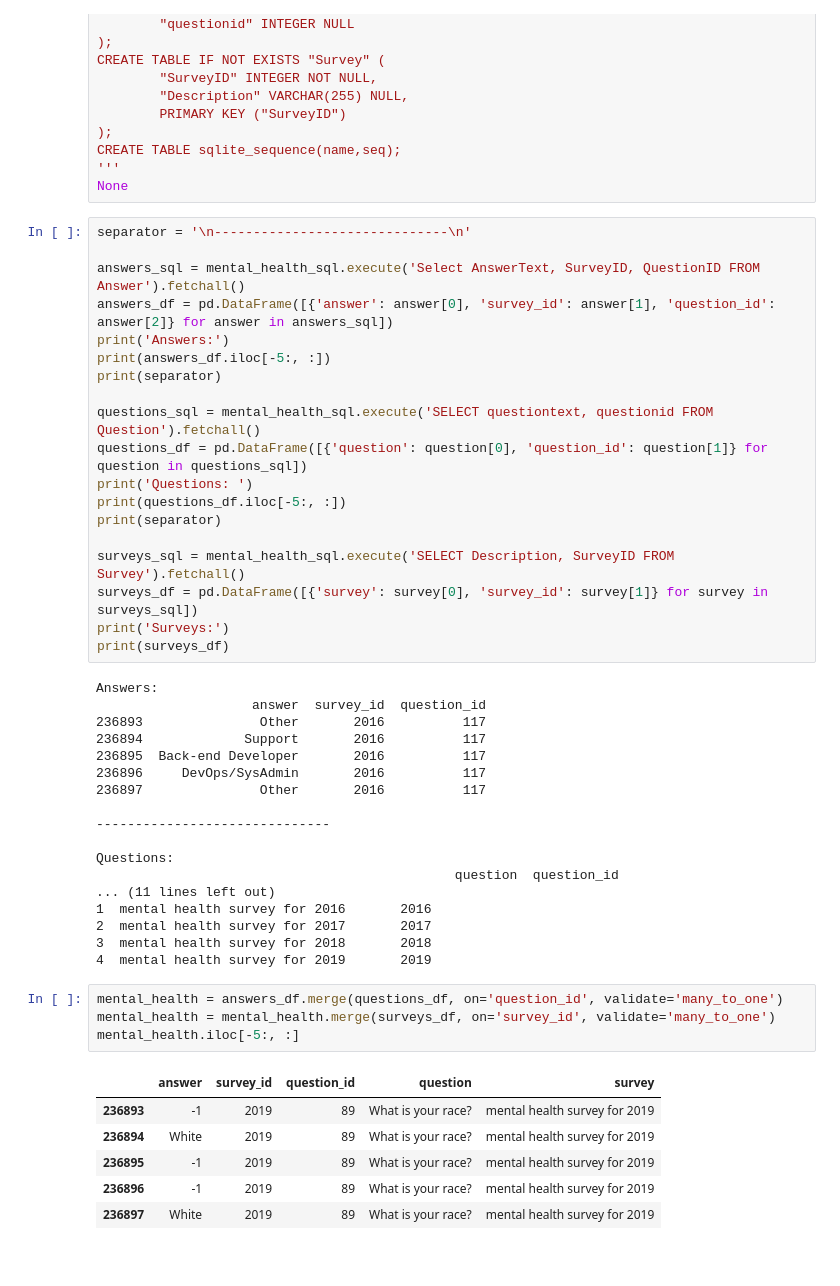
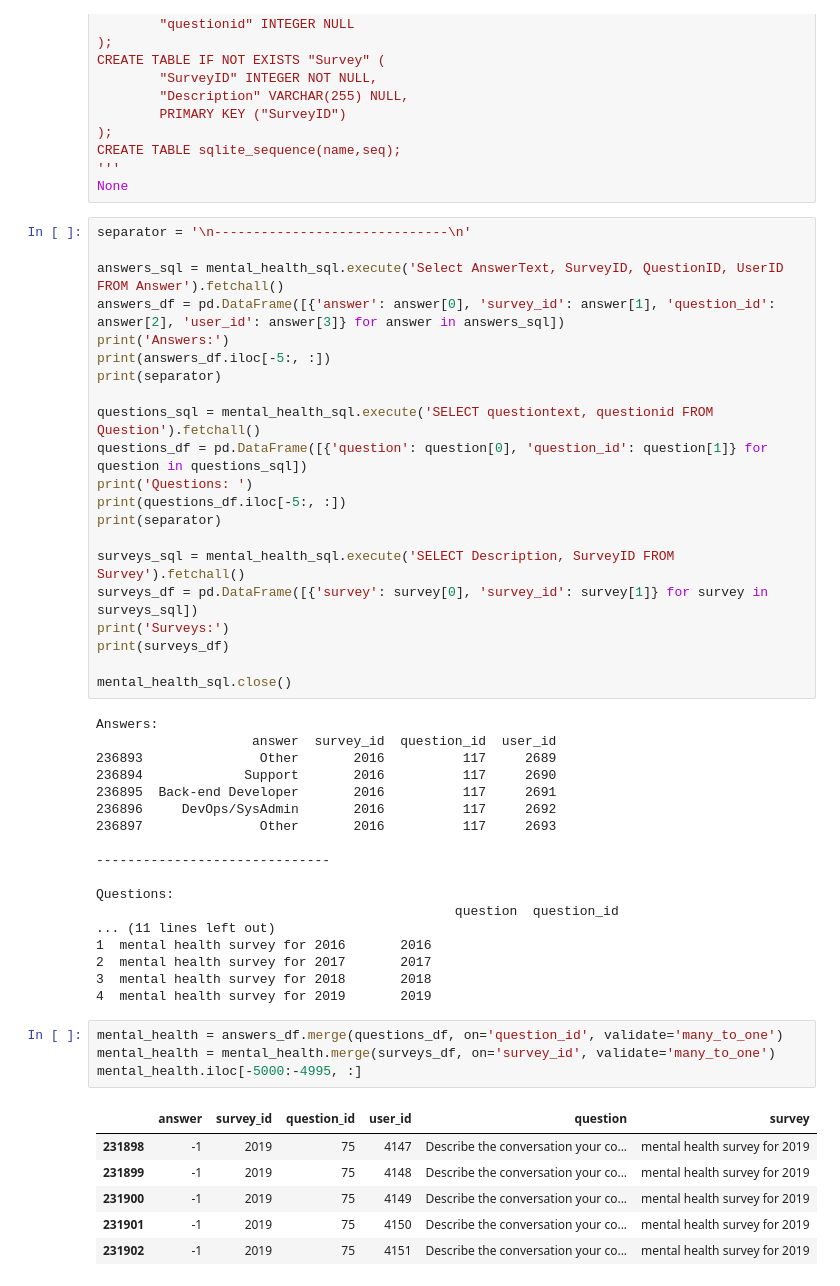
Before and after one commit to GGasset/MentalHealth, a Jupyter notebook: explore.ipynb, the cells around one changed output. Drawn from its saved outputs; the diff is of its cells as text.

Commit message:
Analyzed more answers. I will leave the project for the moment

```diff
--- a/explore.ipynb
+++ b/explore.ipynb
@@ -33,8 +33,8 @@ None
 # %%
 separator = '\n------------------------------\n'
 
-answers_sql = mental_health_sql.execute('Select AnswerText, SurveyID, QuestionID FROM Answer').fetchall()
-answers_df = pd.DataFrame([{'answer': answer[0], 'survey_id': answer[1], 'question_id': answer[2]} for answer in answers_sql])
+answers_sql = mental_health_sql.execute('Select AnswerText, SurveyID, QuestionID, UserID FROM Answer').fetchall()
+answers_df = pd.DataFrame([{'answer': answer[0], 'survey_id': answer[1], 'question_id': answer[2], 'user_id': answer[3]} for answer in answers_sql])
 print('Answers:')
 print(answers_df.iloc[-5:, :])
 print(separator)
@@ -49,14 +49,16 @@ surveys_sql = mental_health_sql.execute('SELECT Description, SurveyID FROM Surve
 surveys_df = pd.DataFrame([{'survey': survey[0], 'survey_id': survey[1]} for survey in surveys_sql])
 print('Surveys:')
 print(surveys_df)
+
+mental_health_sql.close()
 # %% [output]
 Answers:
-                    answer  survey_id  question_id
-236893               Other       2016          117
-236894             Support       2016          117
-236895  Back-end Developer       2016          117
-236896     DevOps/SysAdmin       2016          117
-236897               Other       2016          117
+                    answer  survey_id  question_id  user_id
+236893               Other       2016          117     2689
+236894             Support       2016          117     2690
+236895  Back-end Developer       2016          117     2691
+236896     DevOps/SysAdmin       2016          117     2692
+236897               Other       2016          117     2693
 
 ------------------------------
 
@@ -70,11 +72,11 @@ Questions:
 # %%
 mental_health = answers_df.merge(questions_df, on='question_id', validate='many_to_one')
 mental_health = mental_health.merge(surveys_df, on='survey_id', validate='many_to_one')
-mental_health.iloc[-5:, :]
+mental_health.iloc[-5000:-4995, :]
 # %% [output]
-|  | answer | survey_id | question_id | question | survey |
-| 236893 | -1 | 2019 | 89 | What is your race? | mental health survey for 2019 |
-| 236894 | White | 2019 | 89 | What is your race? | mental health survey for 2019 |
-| 236895 | -1 | 2019 | 89 | What is your race? | mental health survey for 2019 |
-| 236896 | -1 | 2019 | 89 | What is your race? | mental health survey for 2019 |
-| 236897 | White | 2019 | 89 | What is your race? | mental health survey for 2019 |
+|  | answer | survey_id | question_id | user_id | question | survey |
+| 231898 | -1 | 2019 | 75 | 4147 | Describe the conversation your co... | mental health survey for 2019 |
+| 231899 | -1 | 2019 | 75 | 4148 | Describe the conversation your co... | mental health survey for 2019 |
+| 231900 | -1 | 2019 | 75 | 4149 | Describe the conversation your co... | mental health survey for 2019 |
+| 231901 | -1 | 2019 | 75 | 4150 | Describe the conversation your co... | mental health survey for 2019 |
+| 231902 | -1 | 2019 | 75 | 4151 | Describe the conversation your co... | mental health survey for 2019 |
```
Also changed, not shown: parts of 22 cells of this notebook.
